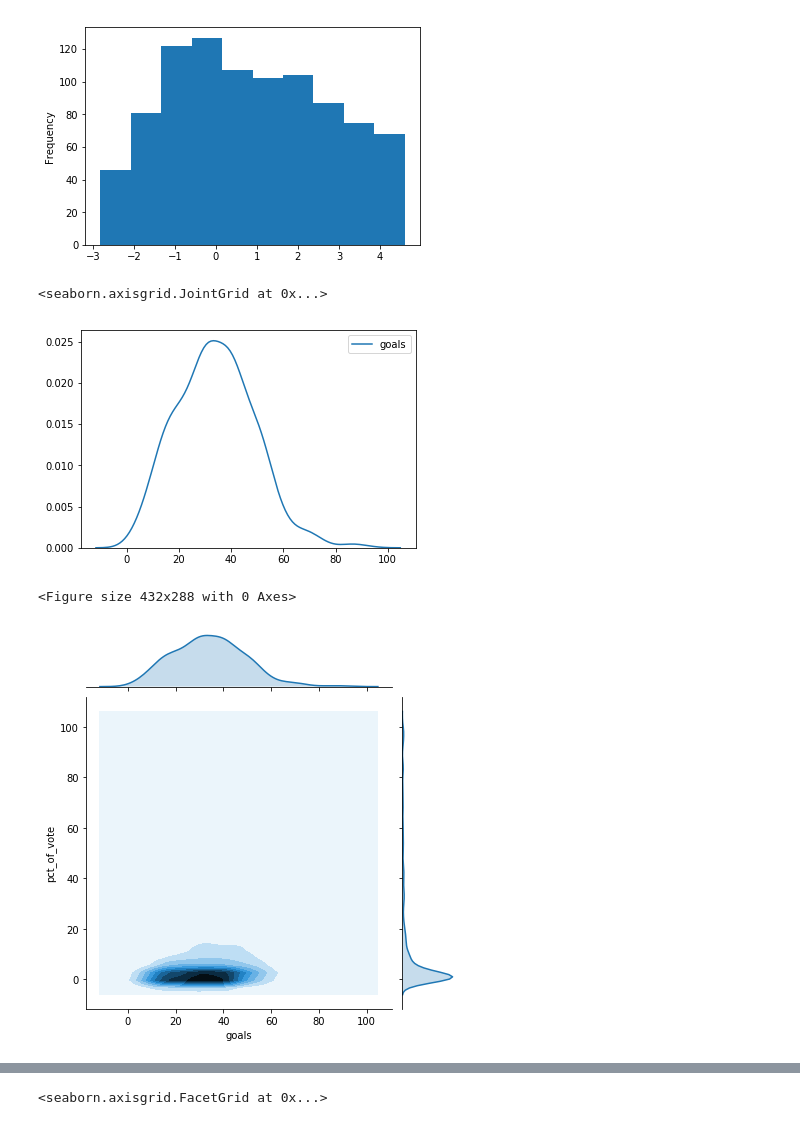
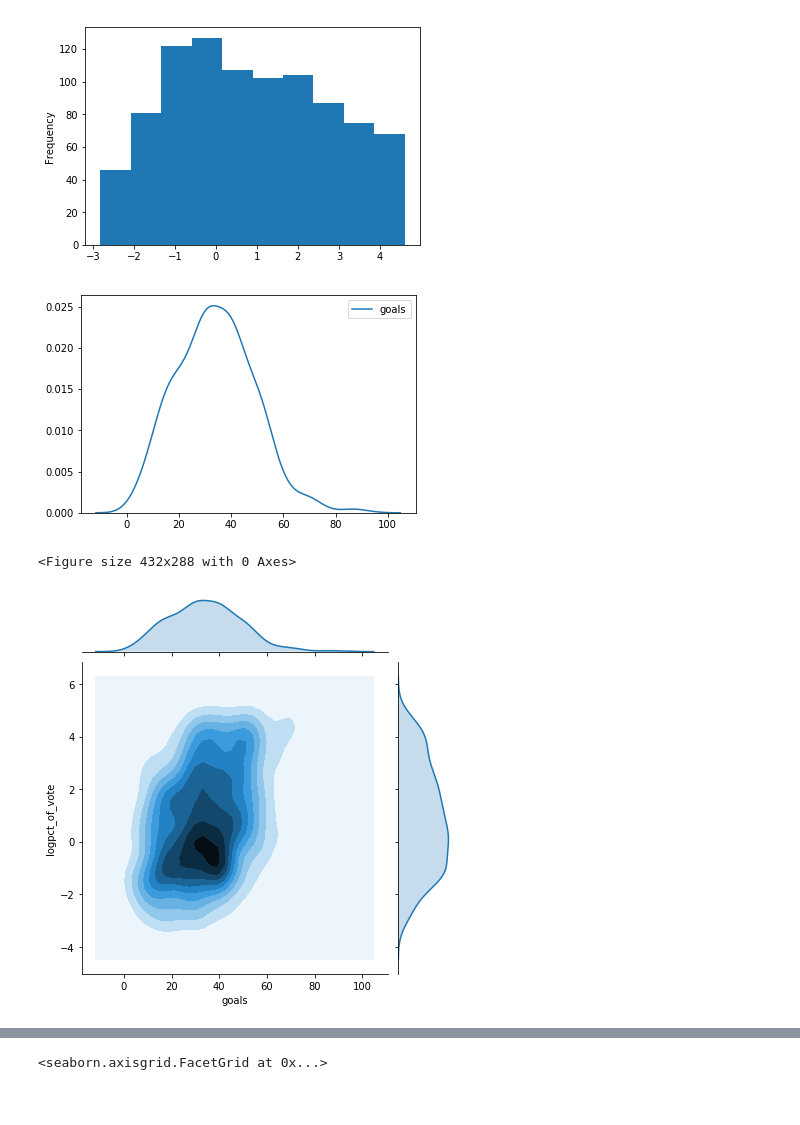
Before and after one commit to dbz10/NHL-Player-Awards, a Jupyter notebook: NHL MVP prediction.ipynb, the cells around one changed output, grey strips where cells are left out. Saved outputs shown, nothing was run; the diff lists cells and outputs as text; code cells hidden in the pictures.

```diff
--- a/NHL MVP prediction.ipynb
+++ b/NHL MVP prediction.ipynb
@@ -147,7 +88,9 @@ full_data["ga"] = np.sqrt(full_data["goals"]*full_data["assists"])
 
 
 skaters = full_data[full_data['pos']!='G']
+skaters['logpct_of_vote'] = np.log(skaters['pct_of_vote'])
 goalies = full_data[full_data['pos']=='G']
+goalies['logpct_of_vote'] = np.log(goalies['pct_of_vote'])
 
 full_data.tail(10)
 # %% [output]
@@ -188,12 +131,11 @@ max     20.900000   22.800000  105.071404
 # %%
 fig = plt.figure()
 sns.kdeplot(skaters['goals'])
 fig = plt.figure()
-sns.jointplot(x='goals',y='pct_of_vote',data = skaters, kind='kde', gridsize=40)
+g = sns.jointplot(x='goals',y='logpct_of_vote',data = skaters, kind='kde', gridsize=40)
 # %% [output]
+[figure]
-<seaborn.axisgrid.JointGrid at 0x...>
+<Figure size 432x288 with 0 Axes>
-[figure]
-<Figure size 432x288 with 0 Axes>
-[figure, old version]
+[figure, new version]
 # %%
 # examining some skater data
```
Also changed, not shown: parts of 10 cells of this notebook, 3 other files.
